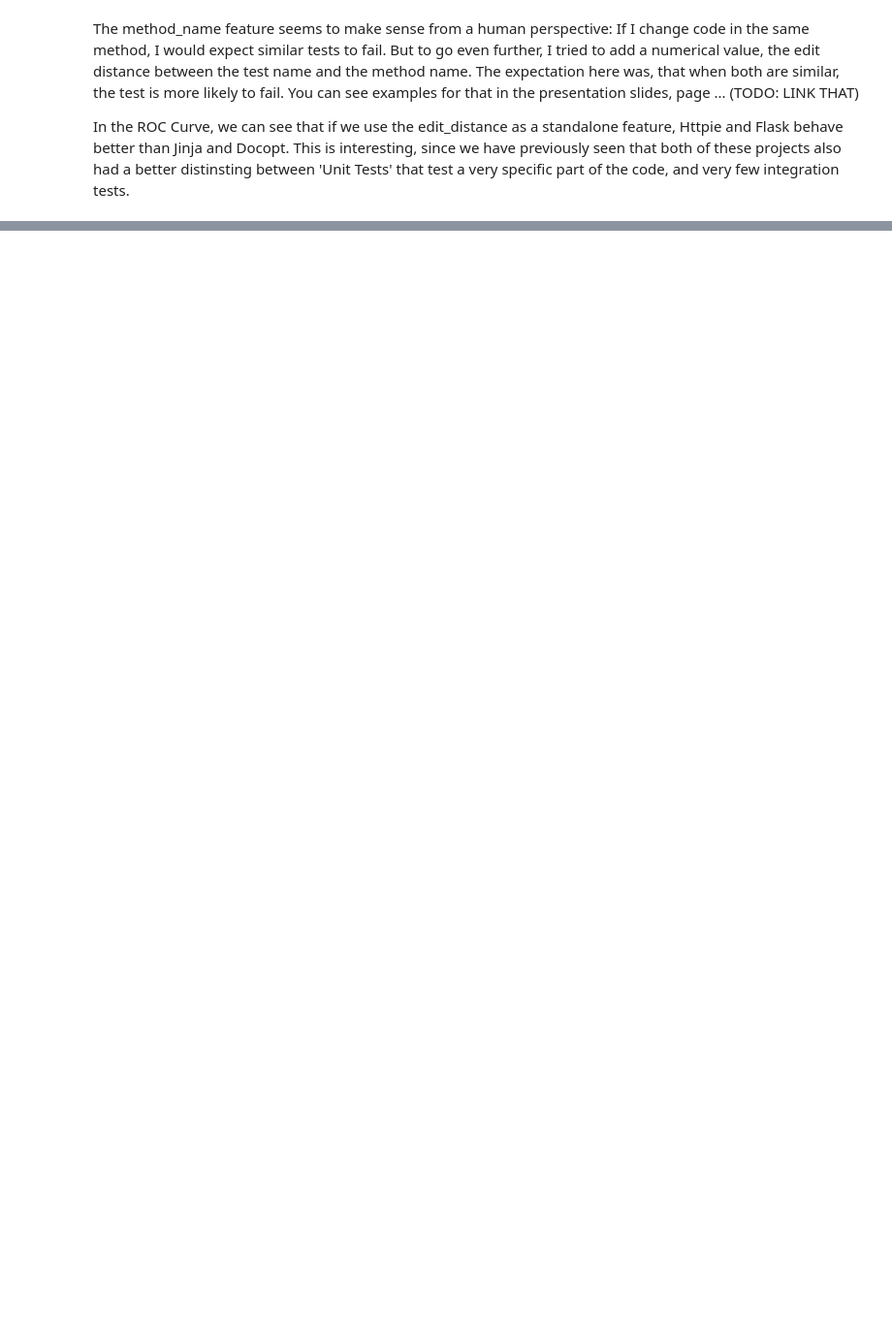
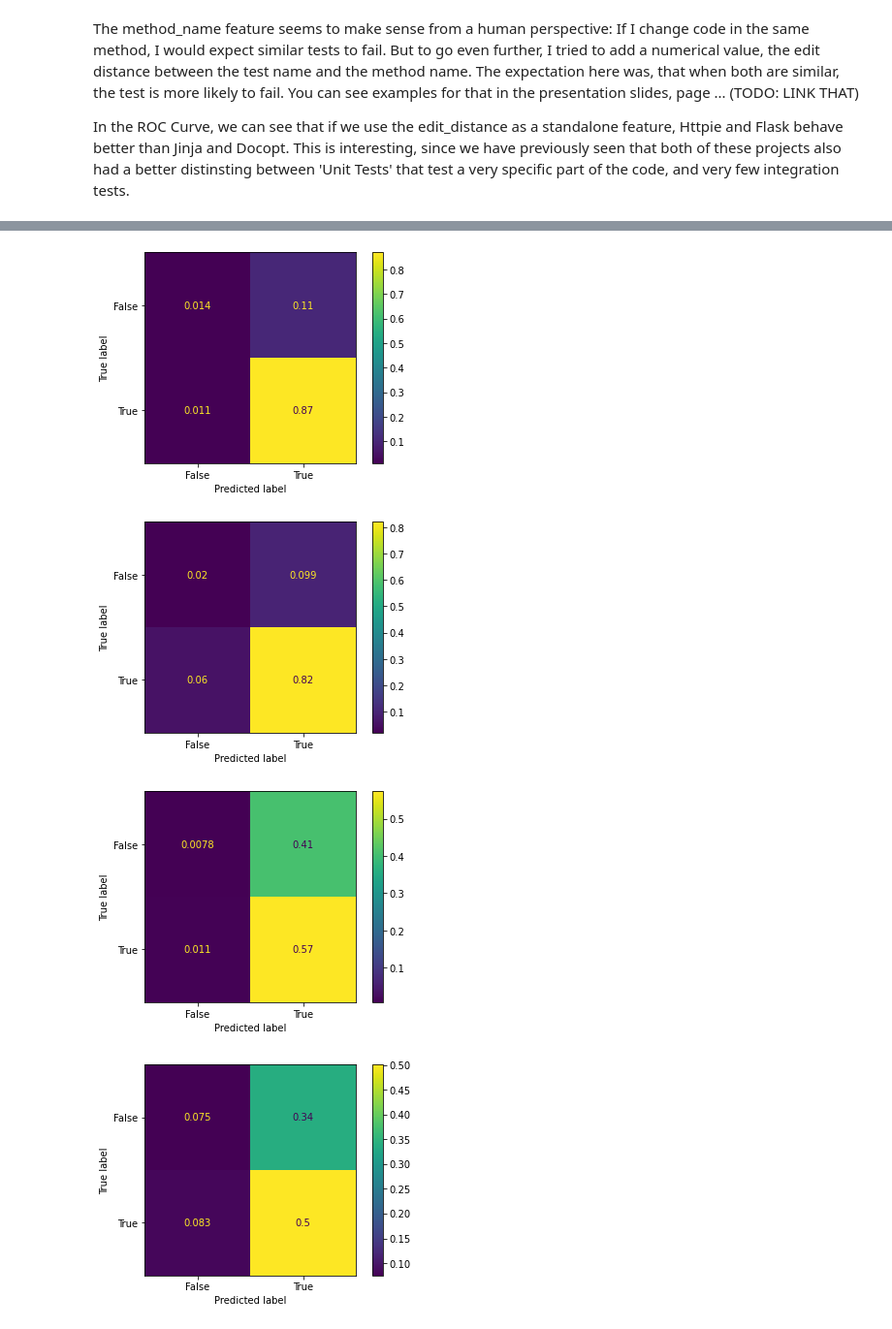
Before and after one commit to XPerianer/CRM20_How_does_software_break, a Jupyter notebook: MachineLearningBasline.ipynb, the cells around one changed output, grey strips where cells are left out. Shown: that part at 97% size. Drawn from its saved outputs; the diff is of its cells as text; code cells hidden in the pictures; blank space fills up the shorter version.

```diff
--- a/MachineLearningBasline.ipynb
+++ b/MachineLearningBasline.ipynb
@@ -109,0 +69,9 @@ for mutants_and_tests in datasets.values():
+# %%
+encoded_column_names = ["modified_method", "modified_file_path", "name", "filepath", "current_line", "previous_line"]
+
+encoded_datasets = {}
+for name, mutants_and_tests in datasets.items():
+    preprocessing.cleanse_data(mutants_and_tests)
+    preprocessing.add_edit_distance_feature(mutants_and_tests)
+    mutants_and_tests = preprocessing.filter_NaN_values(name, mutants_and_tests)
+    encoded_datasets[name] = preprocessing.encode_columns(mutants_and_tests, encoded_column_names)
@@ -203,0 +105,39 @@ Name: outcome, Length: 303630, dtype: bool
+# %%
+dangerous_features = ['duration', 'setup_outcome', 'setup_duration', 'call_outcome', 'call_duration', 'teardown_outcome', 'teardown_duration']
+unencoded_features = ['repo_path', 'full_name']
+
+selected_features = [
+    # Basic features:
+    'current_line', 'line_number_changed',
+    'modified_file_path', 'previous_line', 'test_id',
+    'name', 'filepath', 'mutant_id', 'outcome',
+    # Semantic features:
+    'modified_method', 'edit_distance',
+    # Context features:
+    'contains_branch_mutant',
+    'contains_equality_comparison_mutant', 'contains_loop_mutant',
+    'contains_math_operands_mutant', 'contains_loop_execution', 'contains_math_operands_execution',
+    'contains_equality_comparison_execution', 'contains_branch_execution'
+]
+
+
+for name, mutants_and_tests in encoded_datasets.items():
+    encoded_datasets[name] = mutants_and_tests.drop(dangerous_features, axis=1).drop(unencoded_features, axis=1)[selected_features].copy()
+# %%
+predictors = {'NearestMutant': predictor.NearestMutantPredictor(), 'KNeighbors': KNeighborsClassifier(n_neighbors=1)}
+
+for dataset_name, mutants_and_tests in encoded_datasets.items():
+    X_train, y_train, X_test, y_test = preprocessing.train_test_split(mutants_and_tests)
+    for predictor_name, predictor_instance in predictors.items():
+        predictor_instance.fit(X_train, y_train)
+        cm = confusion_matrix(y_test, predictor_instance.predict(X_test), normalize='all')
+        ax = plt.axes()
+        cm_display = ConfusionMatrixDisplay(cm, display_labels=['False', 'True']).plot(ax=ax)
+        plt.show()
+        #visualization.plot_confusion_matrix(dataset_name + ' ' + predictor_name, predictor_instance, X_test, y_test)
+# TODO: Get the names of the dataset in here
+# %% [output]
+[figure, added]
+[figure, added]
+[figure, added]
+[figure, added]
```
Also changed, not shown: parts of 18 cells of this notebook, 9 other files.
